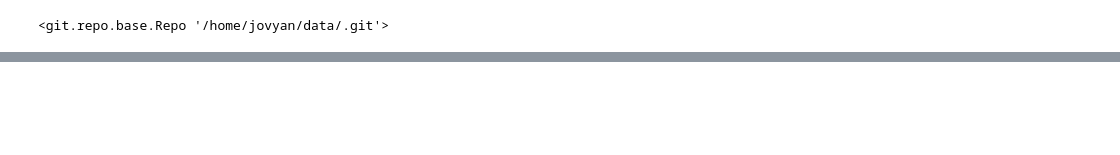
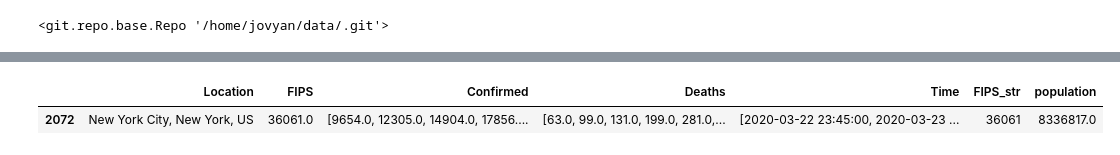
Before and after one commit to jkthompson/covid-19-plots, a Jupyter notebook: covid-plots.ipynb, the cells around one changed output, grey strips where cells are left out. Drawn from its saved outputs; the diff is of its cells as text; code cells hidden in the pictures; blank space fills up the shorter version.

Commit message:
normalize by population

```diff
--- a/covid-plots.ipynb
+++ b/covid-plots.ipynb
@@ -93,7 +99,44 @@ df['Location'] = df.apply(lambda x: fix_location(x['Province/State'],
 df['Time'] = df.apply(lambda x: fix_time(x['Last Update'], x['Last_Update']), axis=1)
 # %%
 # generate cases ('Confirmed') and deaths ('Deaths') over time grouped by location
-df_by_location = df.groupby('Location').agg({'Confirmed': list, 'Deaths': list, 'Time': list}).reset_index()
+df_by_location = df.groupby(['Location','FIPS']).agg({'Confirmed': list, 'Deaths': list, 'Time': list}).reset_index()
+# %%
+# add population columns, get data from US census API
+# https://www.census.gov/data/developers/guidance/api-user-guide.html
+
+# get population data for all US counties
+response = requests.get("https://api.census.gov/data/2019/pep/population?get=POP&for=county:*&in=state:*")
+pop_data = pd.DataFrame(response.json()[1:],columns=['population','state_code','county_code'])
+pop_data['FIPS_str'] = pop_data.apply(lambda x: x['state_code'] + x['county_code'], axis=1)
+pop_data['population'] = pop_data['population'].apply(int)
+
+def fix_FIPS(fips):
+    '''
+    convert FIPS fields to string
+    '''
+    if not fips:
+        return np.NaN
+    fips_str = str(int(fips))
+    if len(fips_str) < 5:
+        fips_str = '0' + fips_str
+
+    return fips_str
+
+df_by_location['FIPS_str'] = df_by_location.apply(lambda x: fix_FIPS(x['FIPS']), axis=1)
+df_by_location = df_by_location.merge(pop_data[['population','FIPS_str']], \
+                                      how='left', \
+                                      left_on='FIPS_str', \
+                                      right_on='FIPS_str')
+# %%
+# fix population for NYC - data set assigns all Boroughs to Manhatten FIPS
+nyc_fips = ['36005','36047','36061','36081','36085']
+nyc_pop = pop_data[pop_data['FIPS_str'].isin(nyc_fips)]['population'].sum()
+df_by_location.loc[df_by_location['FIPS_str']=='36061', 'population'] = nyc_pop
+res = df_by_location[df_by_location['FIPS_str']=='36061']
+res
+# %% [output]
+|  | Location | FIPS | Confirmed | Deaths | Time | FIPS_str | population |
+| 2072 | New York City, New York, US | 36061.0 | [9654.0, 12305.0, 14904.0, 17856.... | [63.0, 99.0, 131.0, 199.0, 281.0,... | [2020-03-22 23:45:00, 2020-03-23 ... | 36061 | 8336817.0 |
 # %%
 # tuncate to minimum case count
 MIN_CASE_COUNT = 100
```
Also changed, not shown: parts of 7 cells of this notebook, 1 other file.
